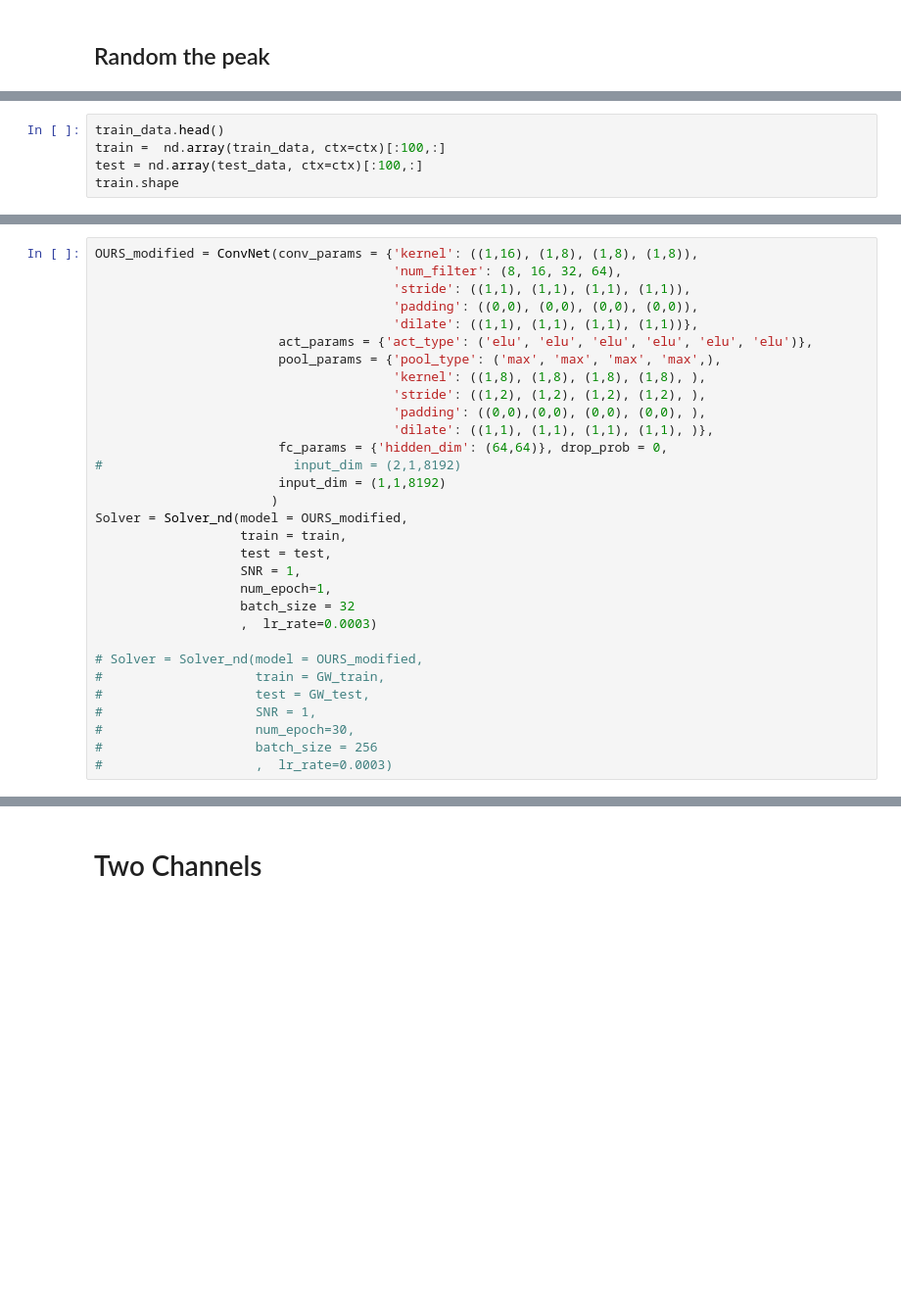
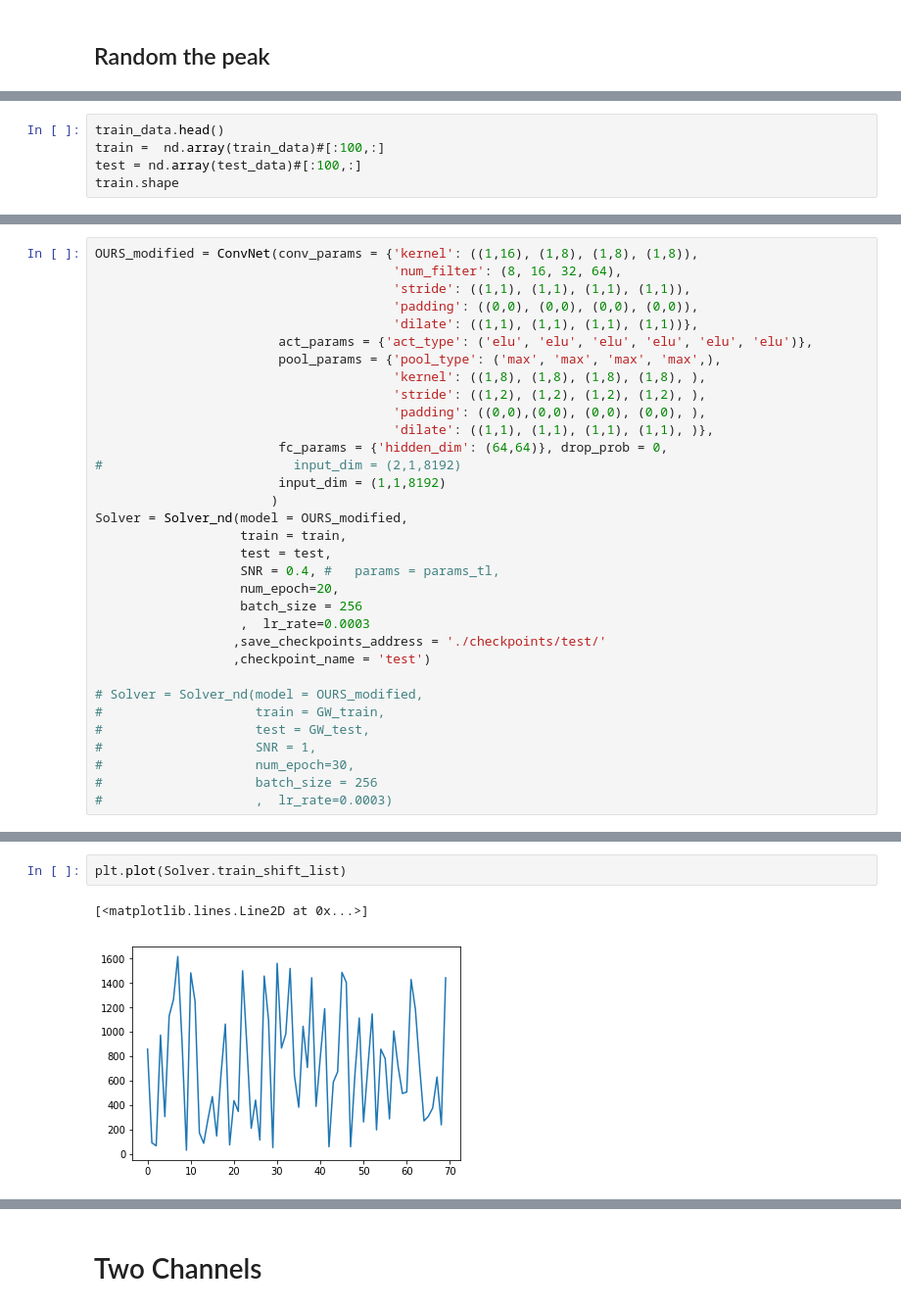
Before and after one commit to iphysresearch/Python4GW, a Jupyter notebook: CNN.ipynb, the cells around one changed output, grey strips where cells are left out. Shown at 98% size. Cells and saved outputs as stored; diff of their text form; blank space fills up the shorter version.

```diff
--- a/CNN.ipynb
+++ b/CNN.ipynb
@@ -383,6 +310,6 @@ peak_time = float('{:.2f}'.format(peak_time))
 # %%
 train_data.head()
-train =  nd.array(train_data, ctx=ctx)[:100,:]
-test = nd.array(test_data, ctx=ctx)[:100,:]
+train =  nd.array(train_data)#[:100,:]
+test = nd.array(test_data)#[:100,:]
 train.shape
 # %% [output]
@@ -411,10 +333,12 @@ OURS_modified = ConvNet(conv_params = {'kernel': ((1,16), (1,8), (1,8), (1,8)),
 Solver = Solver_nd(model = OURS_modified,
                    train = train,
                    test = test,
-                   SNR = 1,
-                   num_epoch=1,
-                   batch_size = 32
-                   ,  lr_rate=0.0003)
+                   SNR = 0.4, #   params = params_tl,
+                   num_epoch=20,
+                   batch_size = 256
+                   ,  lr_rate=0.0003
+                  ,save_checkpoints_address = './checkpoints/test/'
+                  ,checkpoint_name = 'test')
 
 # Solver = Solver_nd(model = OURS_modified,
 #                    train = GW_train,
@@ -441 +366,6 @@ Epoch 1, Moving_loss: 0.693378, Epoch_loss(mean): 0.693209, Train_acc 0.5000, Te
 Finished!
+# %%
+plt.plot(Solver.train_shift_list)
+# %% [output]
+[<matplotlib.lines.Line2D at 0x...>]
+[figure, added]
```
Also changed, not shown: parts of 33 cells of this notebook, 4 other files.
